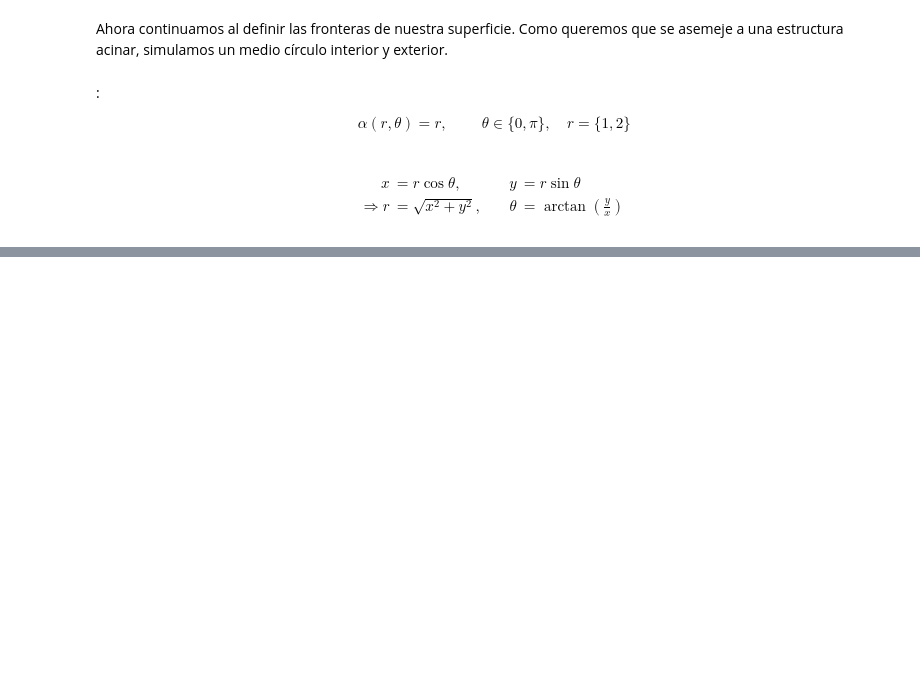
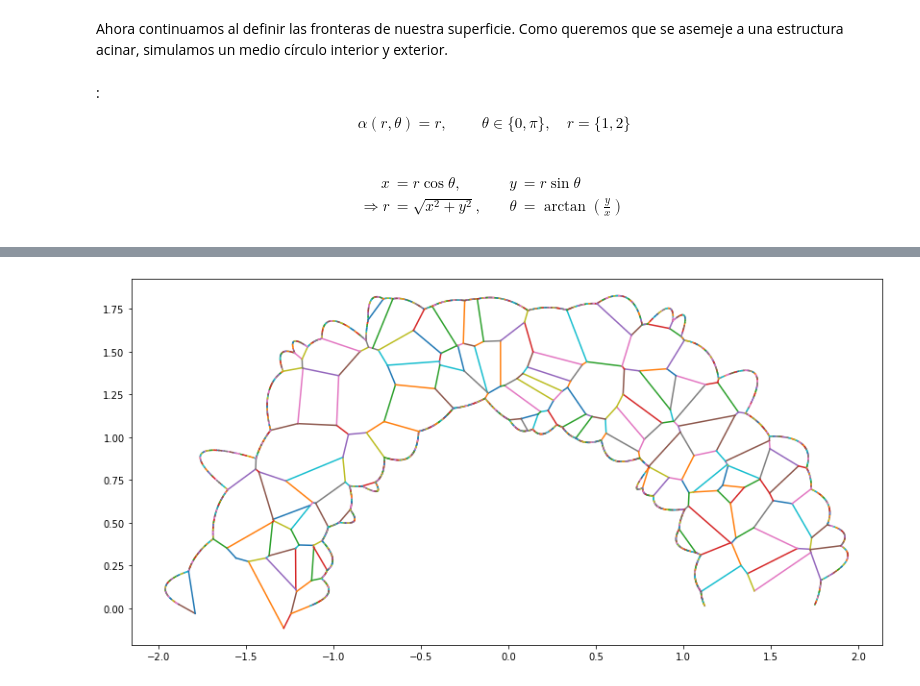
Before and after one commit to joshbrx/biomath_model, a Jupyter notebook: Voronoi.ipynb, the cells around one changed output, grey strips where cells are left out. Drawn from its saved outputs; the diff is of its cells as text; code cells hidden in the pictures; blank space fills up the shorter version.

```diff
--- a/Voronoi.ipynb
+++ b/Voronoi.ipynb
@@ -110,0 +126,17 @@ plt.scatter(vor_vertices[:,0], vor_vertices[:,1])
+# %%
+fig,ax = plt.subplots();
+
+finite_segments = []
+for pointidx, simplex in zip(vor.ridge_points, vor.ridge_vertices):
+    simplex = np.asarray(simplex)
+    if np.all(simplex >= 0):
+        finite_segments.append(vor.vertices[simplex])
+
+for i in range(len(finite_segments)):
+    x_line = finite_segments[i][:,0]
+    y_line = finite_segments[i][:,1]
+    r_line = (x_line**2 + y_line**2)**(1/2)
+    if (np.min(r_line)>= tol) and (np.min(y_line) >= -0.15):
+        plt.plot(x_line, y_line)
+# %% [output]
+[figure, added]
```
Also changed, not shown: parts of 12 cells of this notebook.
